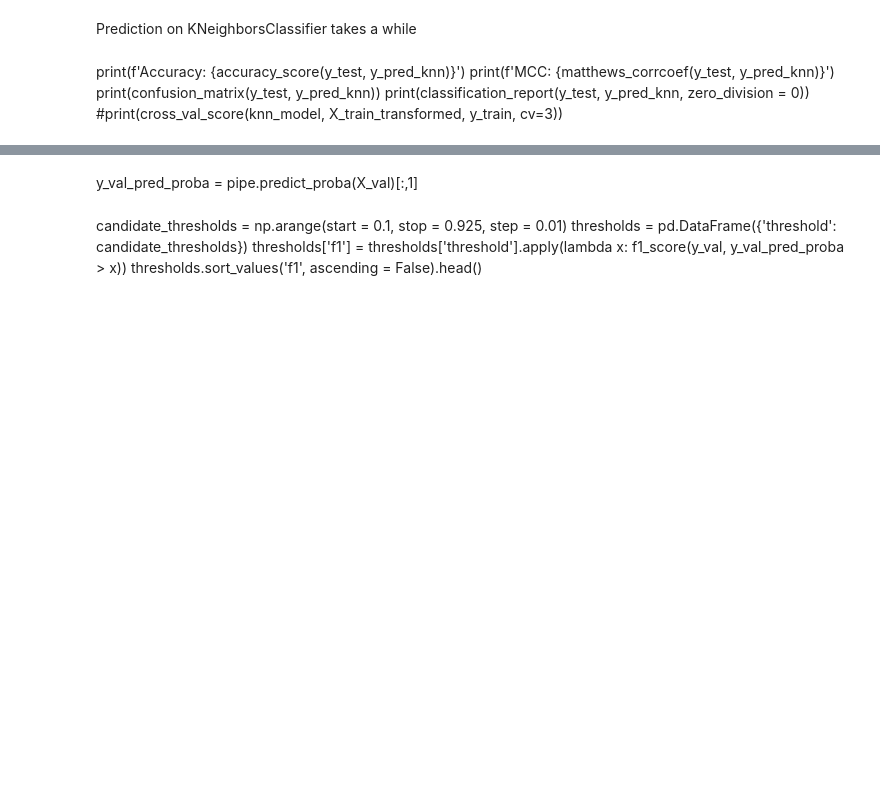
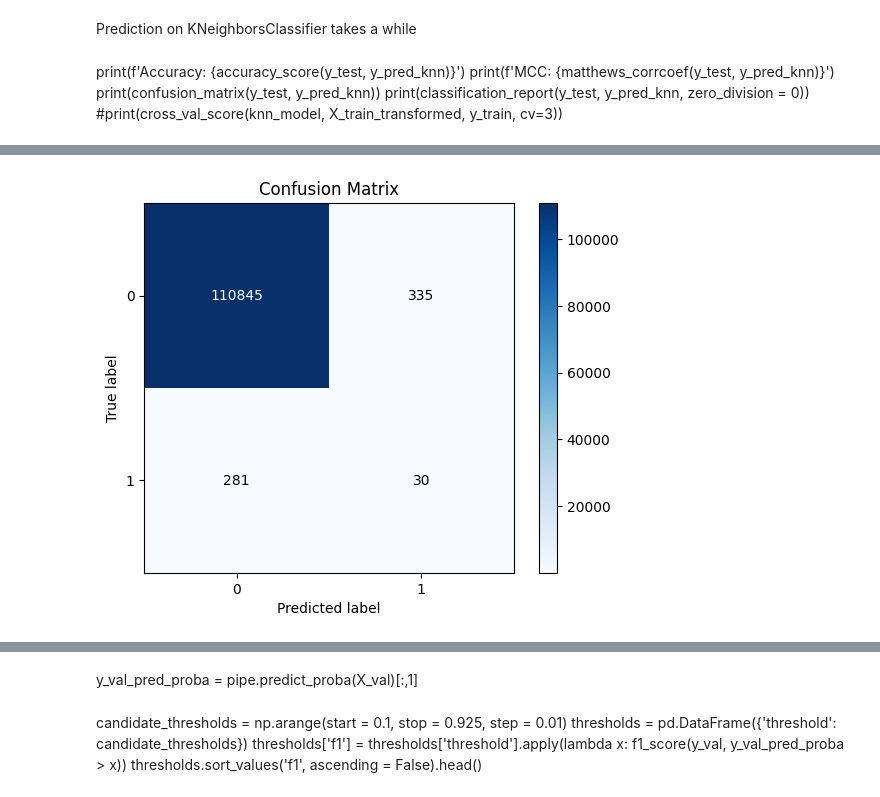
Before and after one commit to nss-data-science-cohort-8/nss-data-science-cohort-8-classroom-big-g-big-g, a Jupyter notebook: notebooks/big-rigs_data_modeling.ipynb, the cells around one changed output, grey strips where cells are left out. Drawn from its saved outputs; the diff is of its cells as text; code cells hidden in the pictures; blank space fills up the shorter version.

```diff
--- a/notebooks/big-rigs_data_modeling.ipynb
+++ b/notebooks/big-rigs_data_modeling.ipynb
@@ -446,6 +519,9 @@ print(classification_report(y_test, y_pred_rfc, zero_division = 0))
 # %%
-skplt.metrics.plot_confusion_matrix(y_test, y_pred_rfc, normalize=False)
+skplt.metrics.plot_confusion_matrix(y_test, y_pred_xgbm, normalize=False)
+#plt.savefig("graphs/confusion_matrix.png")
 plt.show()
+# %% [output]
+[figure, added]
 # %%
 %%time
 
```
Also changed, not shown: parts of 36 cells of this notebook.
